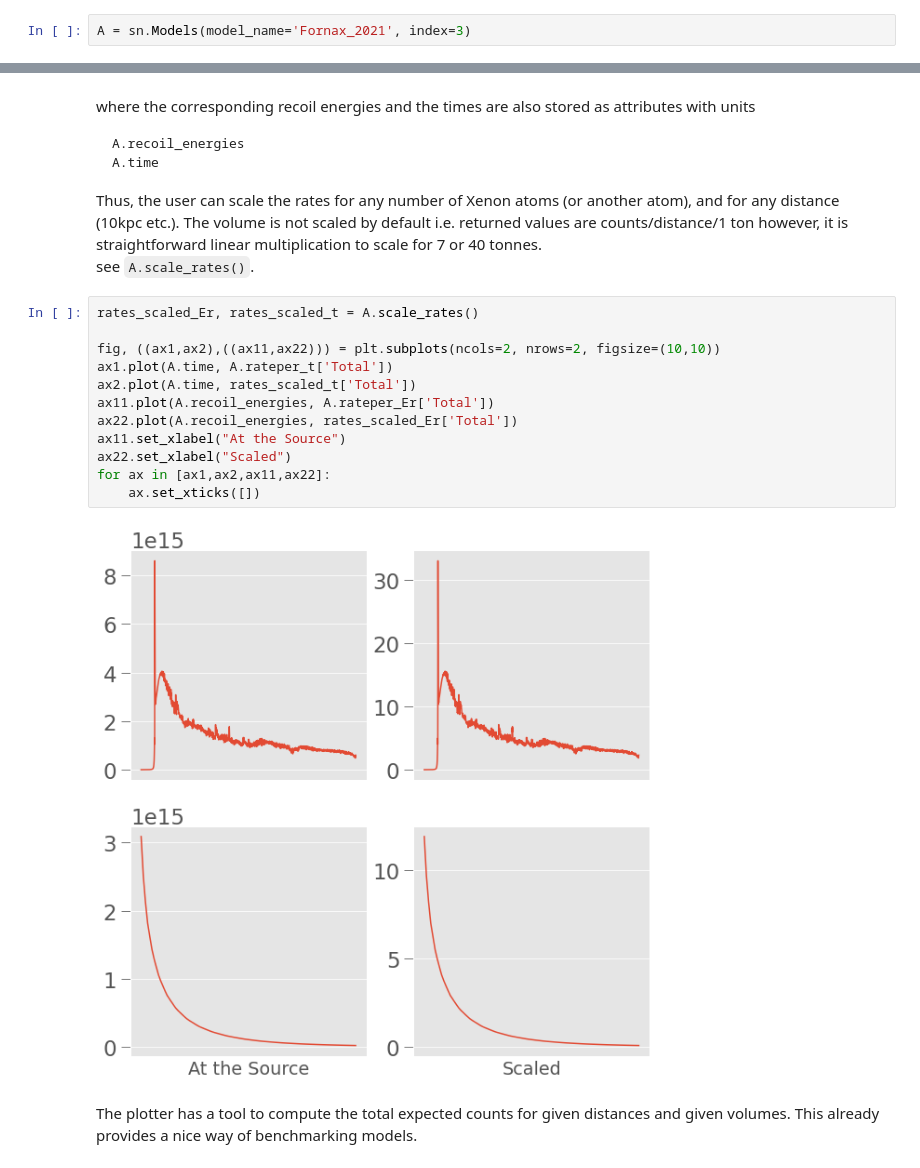
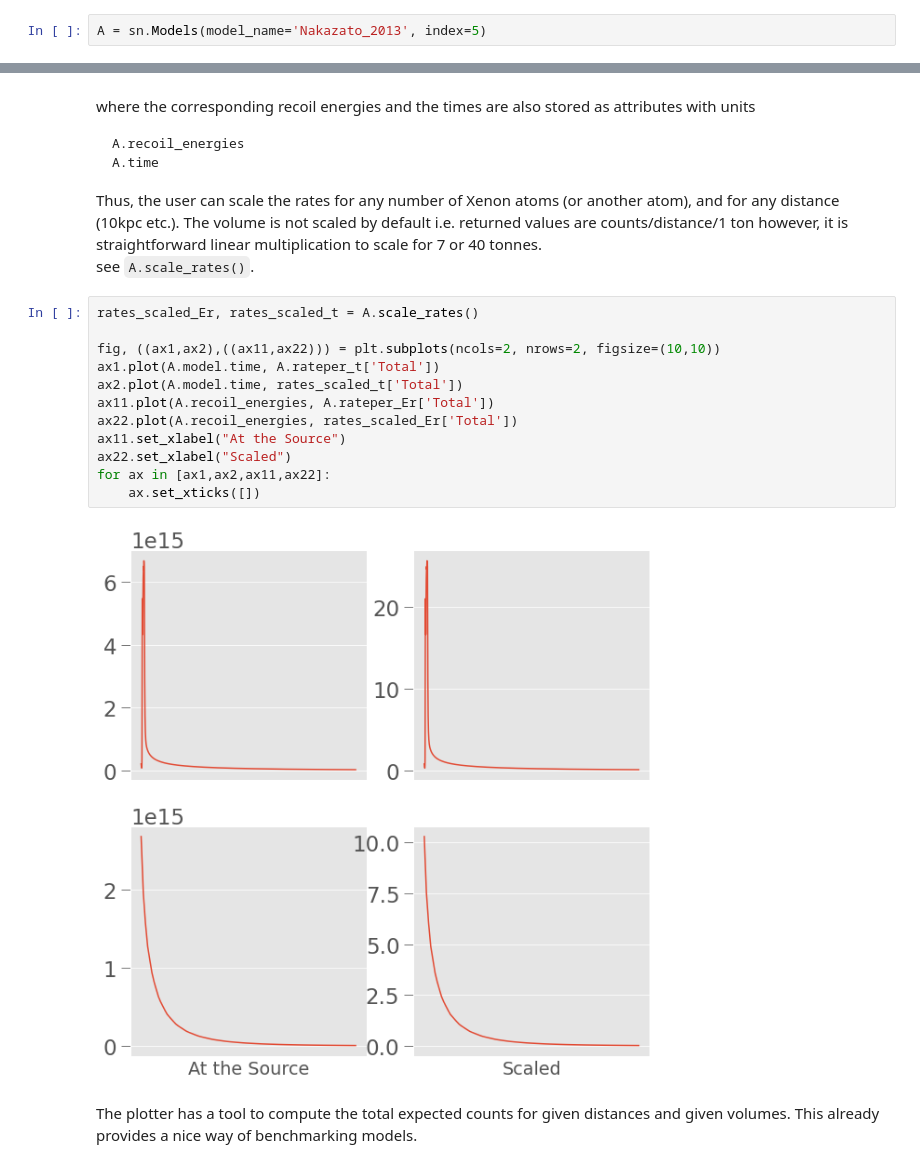
Before and after one commit to XENONnT/multimessenger, a Jupyter notebook: notebooks/SNAX-package_tutorial.ipynb, the cells around one changed output, grey strips where cells are left out. Saved outputs shown, nothing was run; the diff lists cells and outputs as text.

```diff
--- a/notebooks/SNAX-package_tutorial.ipynb
+++ b/notebooks/SNAX-package_tutorial.ipynb
@@ -23,5 +37,5 @@ The output folder can be specified with the `storage` argument.
 # %%
 # A.delete_object()
 # %%
-A = sn.Models(model_name='Fornax_2021', index=3)
+A = sn.Models(model_name='Nakazato_2013', index=5)
 # %% [output]
@@ -87,17 +150,17 @@ see `A.scale_rates()`.
 # %%
 rates_scaled_Er, rates_scaled_t = A.scale_rates()
 
 fig, ((ax1,ax2),((ax11,ax22))) = plt.subplots(ncols=2, nrows=2, figsize=(10,10))
-ax1.plot(A.time, A.rateper_t['Total'])
-ax2.plot(A.time, rates_scaled_t['Total'])
+ax1.plot(A.model.time, A.rateper_t['Total'])
+ax2.plot(A.model.time, rates_scaled_t['Total'])
 ax11.plot(A.recoil_energies, A.rateper_Er['Total'])
 ax22.plot(A.recoil_energies, rates_scaled_Er['Total'])
 ax11.set_xlabel("At the Source")
 ax22.set_xlabel("Scaled")
 for ax in [ax1,ax2,ax11,ax22]:
     ax.set_xticks([])
 # %% [output]
-[figure, old version]
+[figure, new version]
 # %% [markdown]
 The plotter has a tool to compute the total expected counts for given distances and given volumes. This already provides a nice way of benchmarking models.
 # %%
```
Also changed, not shown: parts of 48 cells of this notebook.
